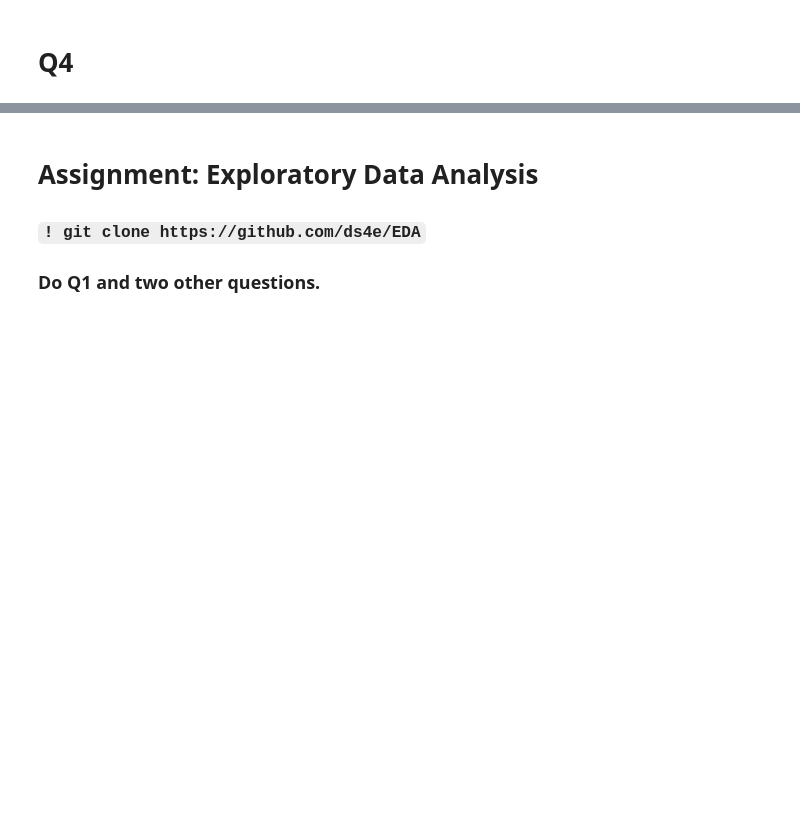
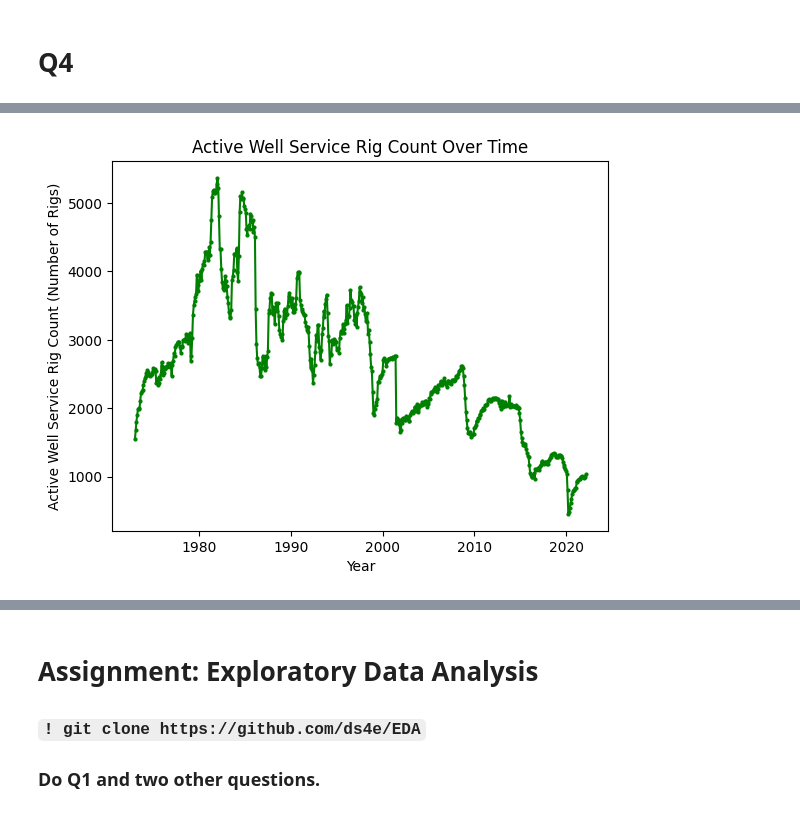
Before and after one commit to ameliavasiliu/EDA, a Jupyter notebook: assignment/assignment.ipynb, the cells around one changed output, grey strips where cells are left out. Drawn from its saved outputs; the diff is of its cells as text; code cells hidden in the pictures; blank space fills up the shorter version.

```diff
--- a/assignment/assignment.ipynb
+++ b/assignment/assignment.ipynb
@@ -193,0 +223,20 @@ df2 = pd.read_csv("drilling_rigs.csv")
+# %%
+df2['Crude Oil and Natural Gas Rotary Rigs in Operation, Total (Number of Rigs)'] = \
+    pd.to_numeric(df2['Crude Oil and Natural Gas Rotary Rigs in Operation, Total (Number of Rigs)'], errors='coerce').astype('Int64')
+
+df2['Natural Gas Rotary Rigs in Operation, Total (Number of Rigs)'] = \
+    pd.to_numeric(df2['Natural Gas Rotary Rigs in Operation, Total (Number of Rigs)'], errors='coerce').astype('Int64')
+
+df2['Crude Oil and Natural Gas Rotary Rigs in Operation, Horizontal Trajectory (Number of Rigs)'] = \
+    pd.to_numeric(df2['Crude Oil and Natural Gas Rotary Rigs in Operation, Horizontal Trajectory (Number of Rigs)'], errors='coerce').astype('Int64')
+
+df2['Crude Oil and Natural Gas Rotary Rigs in Operation, Directional Trajectory (Number of Rigs)'] = \
+    pd.to_numeric(df2['Crude Oil and Natural Gas Rotary Rigs in Operation, Directional Trajectory (Number of Rigs)'], errors='coerce').astype('Int64')
+
+df2['Crude Oil and Natural Gas Rotary Rigs in Operation, Vertical Trajectory (Number of Rigs)'] = \
+    pd.to_numeric(df2['Crude Oil and Natural Gas Rotary Rigs in Operation, Vertical Trajectory (Number of Rigs)'], errors='coerce').astype('Int64')
+
+df2['Active Well Service Rig Count (Number of Rigs)'] = \
+    pd.to_numeric(df2['Active Well Service Rig Count (Number of Rigs)'], errors='coerce').astype('Int64')
+df2['Crude Oil Rotary Rigs in Operation, Total (Number of Rigs)'] = \
+    pd.to_numeric(df2["Crude Oil Rotary Rigs in Operation, Total (Number of Rigs)"], errors = 'coerce').astype('Int64')
@@ -193,0 +263,12 @@ df2 = pd.read_csv("drilling_rigs.csv")
+# %%
+#2
+df2['time'] = pd.to_datetime(df2['Month'], format='mixed')
+# %%
+#3
+plt.plot(df2['time'], df2['Active Well Service Rig Count (Number of Rigs)'], marker='o', color='green', markersize=2)
+plt.title('Active Well Service Rig Count Over Time')
+plt.xlabel('Year')
+plt.ylabel('Active Well Service Rig Count (Number of Rigs)')
+plt.show()
+# %% [output]
+[figure, added]
```
Also changed, not shown: parts of 9 cells of this notebook.
